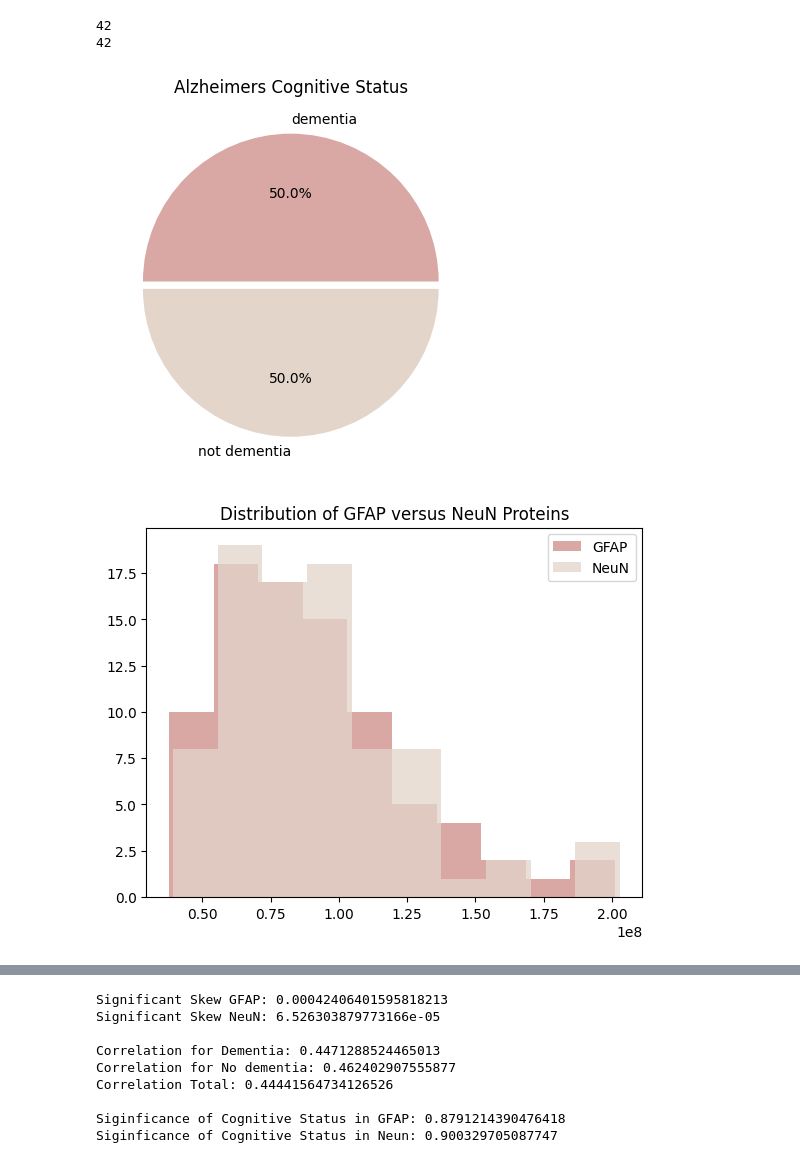
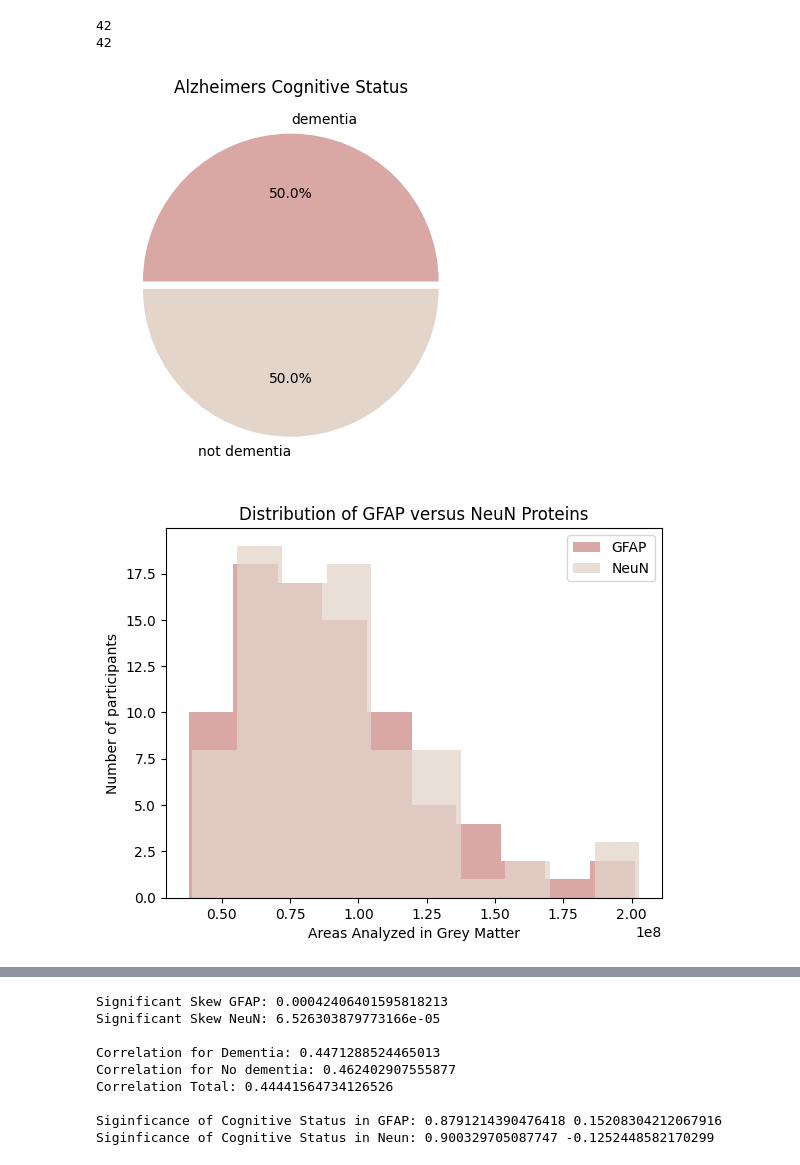
Before and after one commit to GraceHerchenroder/Neuro265, a Jupyter notebook: final project/final project.ipynb, the cells around one changed output, grey strips where cells are left out. Cells and saved outputs as stored; diff of their text form; code cells hidden in the pictures.

```diff
--- a/final project/final project.ipynb
+++ b/final project/final project.ipynb
@@ -167,32 +170,34 @@ for i in range(len(none_ID)):
 # %%
 # Visualization Distribution for Dementia grouping
 plt.pie(alzheimer_ID['Cognitive Status'].value_counts(), explode = [0.025, 0.025], labels = ['dementia', 'not dementia'], colors = ['#d9a7a4', '#e3d5ca'], autopct='%1.1f%%')
 plt.title('Alzheimers Cognitive Status')
 plt.show()
 
 plt.hist(GFAP, color = '#d9a7a4', bins = 10)
 plt.hist(Neun, color = '#e3d5ca', bins = 10, alpha = 0.75)
 plt.title('Distribution of GFAP versus NeuN Proteins')
 plt.legend(['GFAP', 'NeuN'])
+plt.xlabel('Areas Analyzed in Grey Matter')
+plt.ylabel('Number of participants')
 plt.show()
 
 plt.scatter(GFAP_dementia, Neun_dementia, color = '#d9a7a4')
 plt.scatter(GFAP_none, Neun_none, color = '#e3d5ca', alpha = 0.75)
 plt.xlabel('GFAP')
 plt.ylabel('NeuN')
-plt.title('Scatter plot of Dependent Variables')
+#plt.title('Scatter plot of Dependent Variables')
 plt.legend(['Dementia', 'Not Dementia'])
 plt.show()
 
 fig, ax = plt.subplots(1, 2)
 fig.tight_layout(pad=5.0)
 ax[0].boxplot([GFAP_dementia, GFAP_none], labels=['Dementia', 'Not Dementia'])
 ax[0].set_title('GFAP Protein by Cognitive Status')
 ax[0].set_ylabel('Areas analyzed')
 ax[1].boxplot([Neun_dementia, Neun_none], labels=['Dementia', 'Not Dementia'])
 ax[1].set_title('Neun Protein by Cognitive Status')
 ax[1].set_ylabel('Areas analyzed')
 plt.show()
 # %% [output]
 [figure]
-[figure, old version]
+[figure, new version]
@@ -224,8 +229,8 @@ print('')
 # Statistics
 stat_GFAP_cog, p_GFAP_cog = stats.ranksums(GFAP_dementia, GFAP_none)
 stat_Neun_cog, p_Neun_cog = stats.ranksums(Neun_dementia, Neun_none)
-print('Siginficance of Cognitive Status in GFAP:', p_GFAP_cog)
-print('Siginficance of Cognitive Status in Neun:', p_Neun_cog)
+print('Siginficance of Cognitive Status in GFAP:', p_GFAP_cog, stat_GFAP_cog)
+print('Siginficance of Cognitive Status in Neun:', p_Neun_cog, stat_Neun_cog)
 # %% [output]
 Significant Skew GFAP: 0.00042406401595818213
 Significant Skew NeuN: 6.526303879773166e-05
@@ -234,5 +239,5 @@ Correlation for Dementia: 0.4471288524465013
 Correlation for No dementia: 0.462402907555877
 Correlation Total: 0.44441564734126526
 
-Siginficance of Cognitive Status in GFAP: 0.8791214390476418
-Siginficance of Cognitive Status in Neun: 0.900329705087747
+Siginficance of Cognitive Status in GFAP: 0.8791214390476418 0.15208304212067916
+Siginficance of Cognitive Status in Neun: 0.900329705087747 -0.1252448582170299
```
Also changed, not shown: parts of 6 cells of this notebook.
